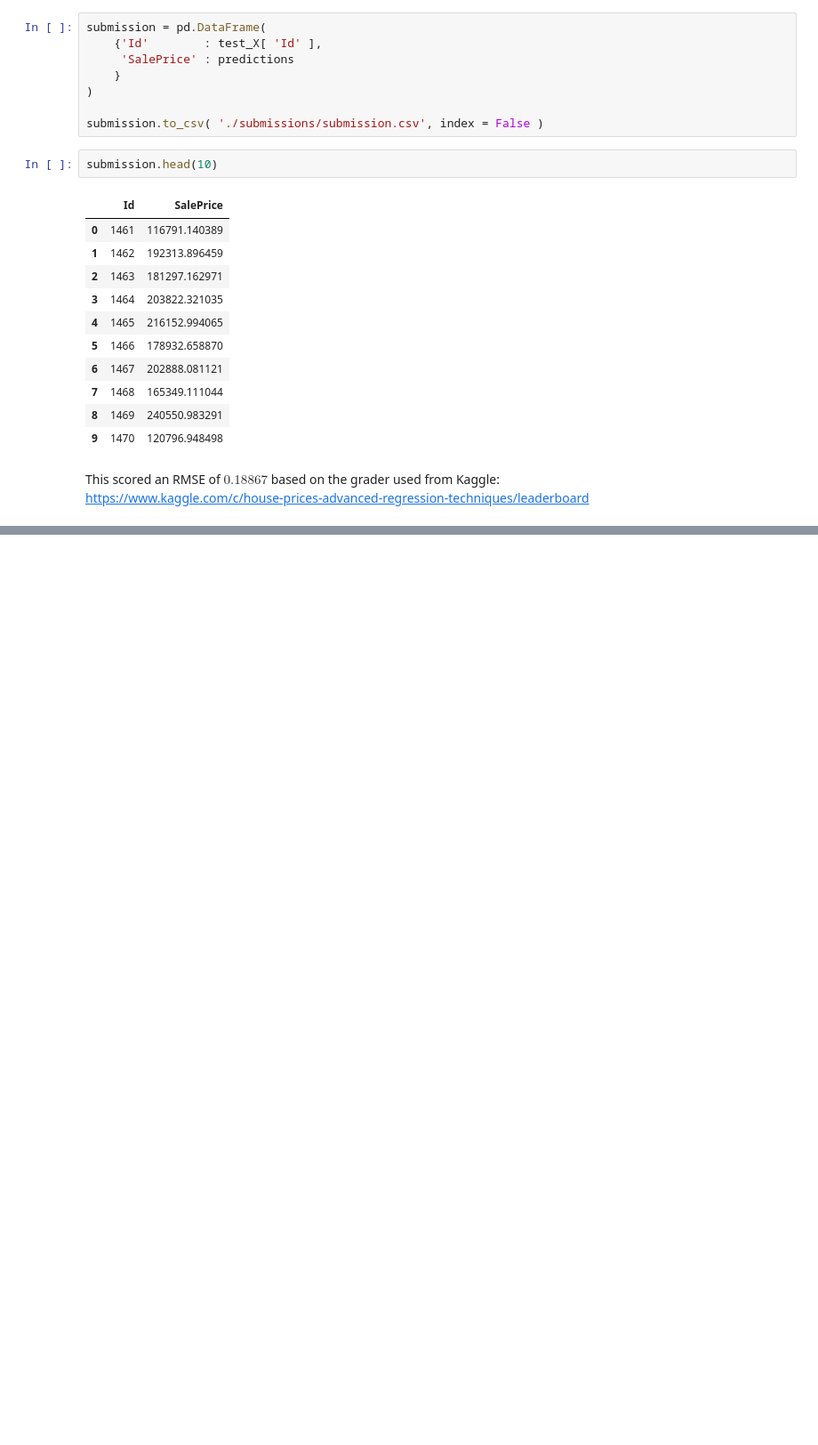
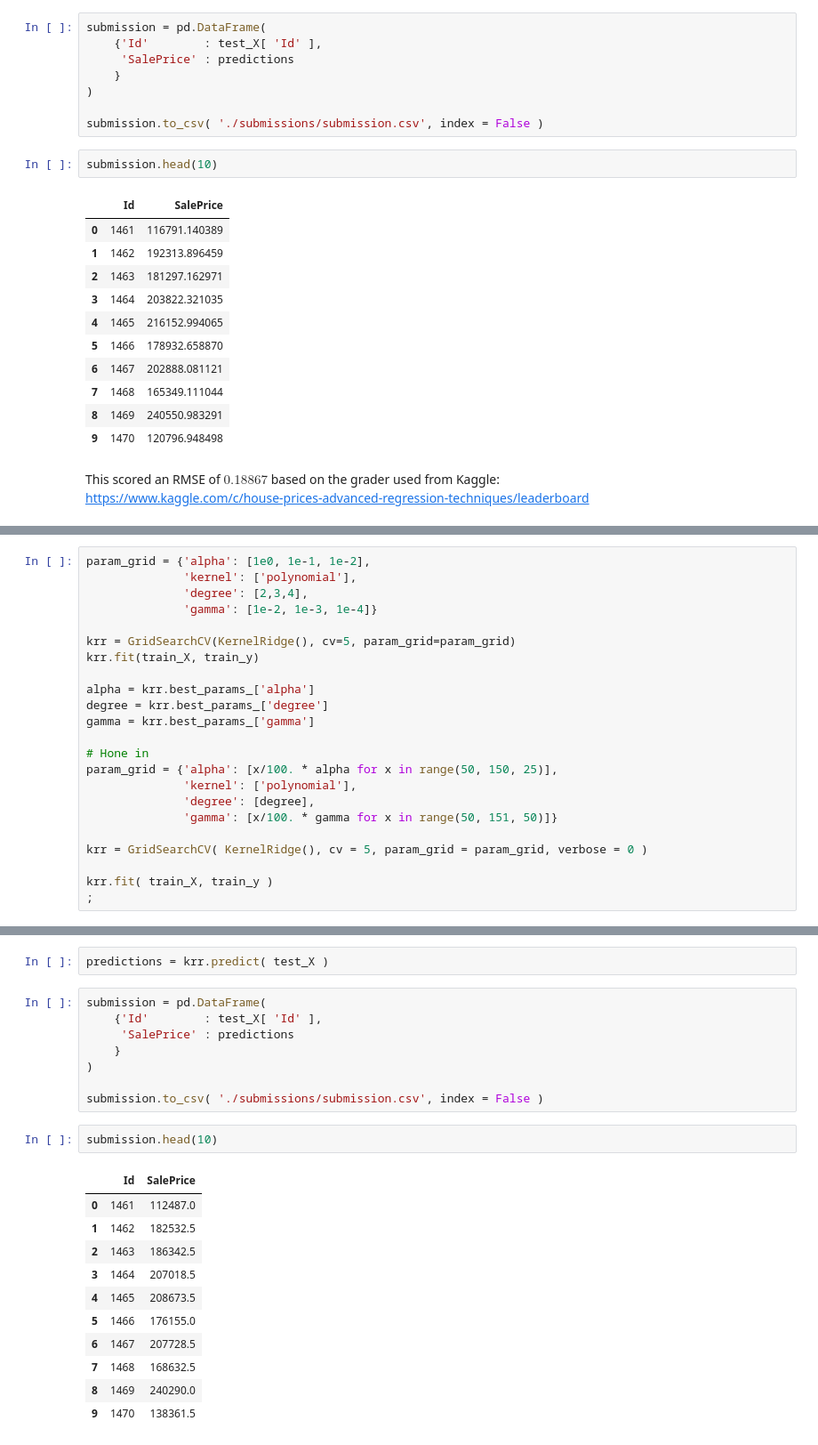
Before and after one commit to ProgrammingBishop/python, a Jupyter notebook: competitions/housing_prices.ipynb, the cells around one changed output, grey strips where cells are left out. Shown at 89% size. Drawn from its saved outputs; the diff is of its cells as text; blank space fills up the shorter version.

Commit message:
Add Kernel Ridge

```diff
--- a/competitions/housing_prices.ipynb
+++ b/competitions/housing_prices.ipynb
@@ -719,0 +725,23 @@ https://www.kaggle.com/c/house-prices-advanced-regression-techniques/leaderboard
+# %%
+param_grid = {'alpha': [1e0, 1e-1, 1e-2],
+              'kernel': ['polynomial'],
+              'degree': [2,3,4],
+              'gamma': [1e-2, 1e-3, 1e-4]}
+
+krr = GridSearchCV(KernelRidge(), cv=5, param_grid=param_grid)
+krr.fit(train_X, train_y)
+
+alpha = krr.best_params_['alpha']
+degree = krr.best_params_['degree']
+gamma = krr.best_params_['gamma']
+
+# Hone in
+param_grid = {'alpha': [x/100. * alpha for x in range(50, 150, 25)],
+              'kernel': ['polynomial'],
+              'degree': [degree],
+              'gamma': [x/100. * gamma for x in range(50, 151, 50)]}
+
+krr = GridSearchCV( KernelRidge(), cv = 5, param_grid = param_grid, verbose = 0 )
+
+krr.fit( train_X, train_y )
+;
@@ -719,0 +767,24 @@ https://www.kaggle.com/c/house-prices-advanced-regression-techniques/leaderboard
+# %%
+predictions = krr.predict( test_X )
+# %%
+submission = pd.DataFrame(
+    {'Id'        : test_X[ 'Id' ],
+     'SalePrice' : predictions
+    }
+)
+
+submission.to_csv( './submissions/submission.csv', index = False )
+# %%
+submission.head(10)
+# %% [output]
+|  | Id | SalePrice |
+| 0 | 1461 | 112487.0 |
+| 1 | 1462 | 182532.5 |
+| 2 | 1463 | 186342.5 |
+| 3 | 1464 | 207018.5 |
+| 4 | 1465 | 208673.5 |
+| 5 | 1466 | 176155.0 |
+| 6 | 1467 | 207728.5 |
+| 7 | 1468 | 168632.5 |
+| 8 | 1469 | 240290.0 |
+| 9 | 1470 | 138361.5 |
```
Also changed, not shown: parts of 3 cells of this notebook.
